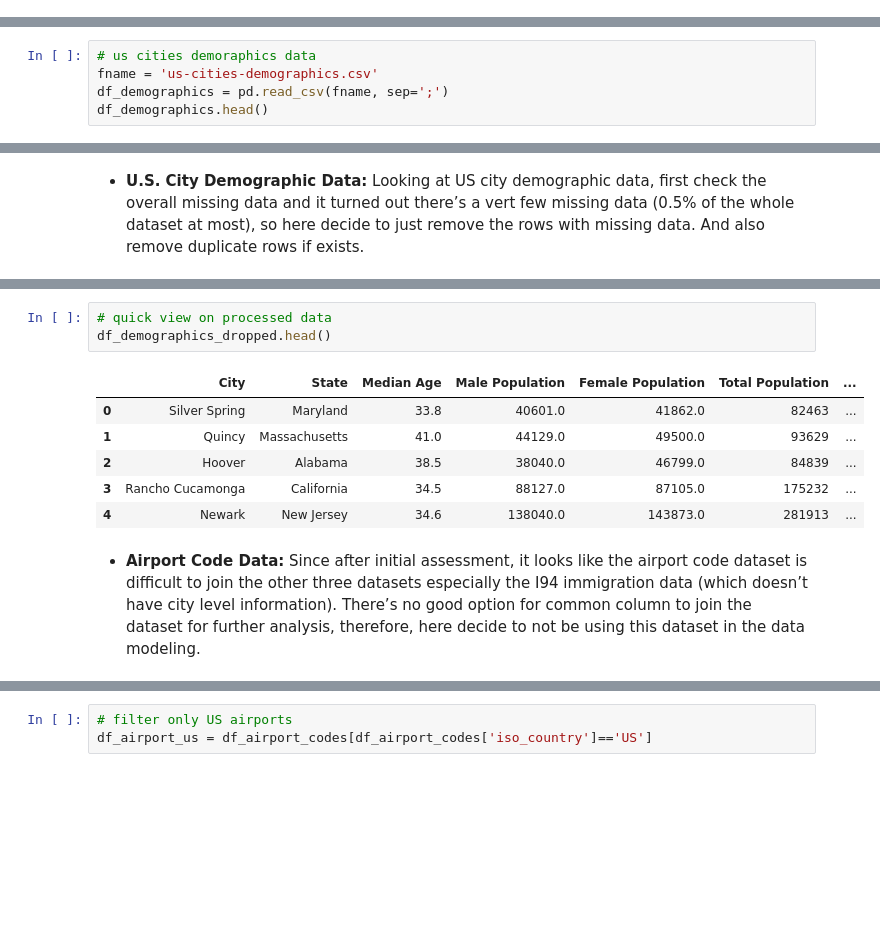
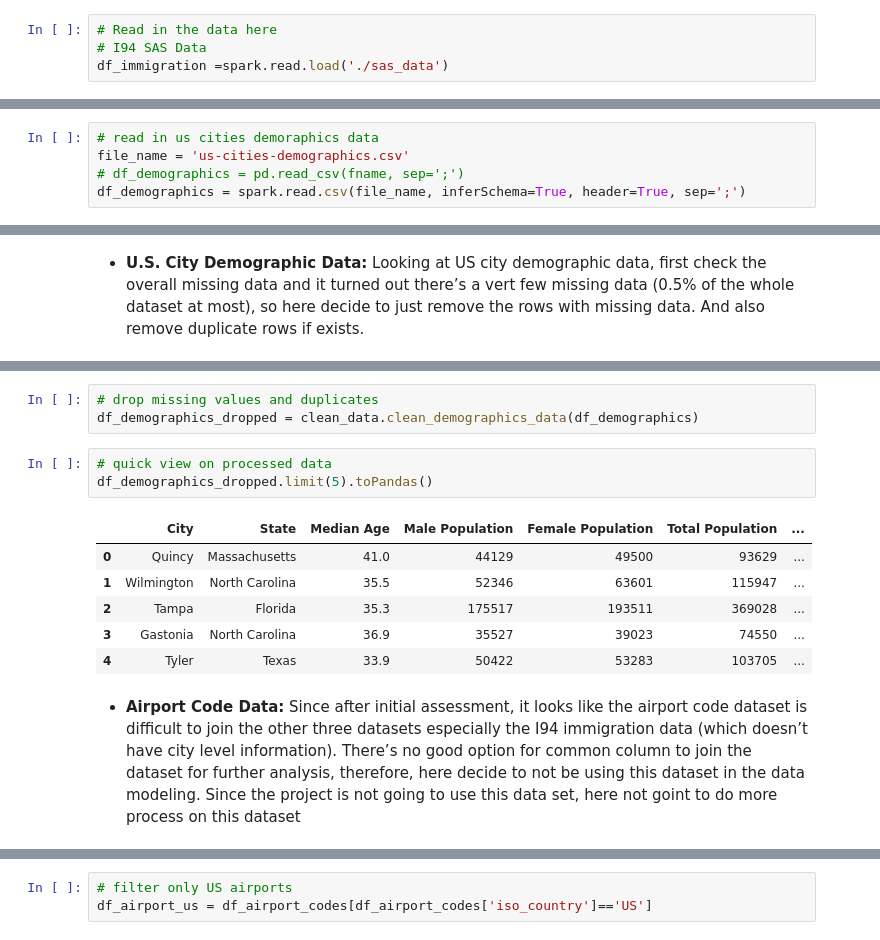
Before and after one commit to JcFreya/UD-DE-proj6-Capstone-Project, a Jupyter notebook: capstone-project.ipynb, the cells around one changed output, grey strips where cells are left out. Saved outputs shown, nothing was run; the diff lists cells and outputs as text; blank space fills up the shorter version.

```diff
--- a/capstone-project.ipynb
+++ b/capstone-project.ipynb
@@ -85,0 +84,4 @@ The project will be working with four datasets that resides in S3. The main data
+# %%
+# Read in the data here
+# I94 SAS Data
+df_immigration =spark.read.load('./sas_data')
@@ -139,7 +143,7 @@ df_temperature.shape
 # %% [markdown]
 - __U.S. City Demographic Data:__ This data comes from OpenSoft. This dataset contains information about the demographics of all US cities and census-designated places with a population greater or equal to 65,000.
 # %%
-# us cities demoraphics data
-fname = 'us-cities-demographics.csv'
-df_demographics = pd.read_csv(fname, sep=';')
-df_demographics.head()
+# read in us cities demoraphics data
+file_name = 'us-cities-demographics.csv'
+# df_demographics = pd.read_csv(fname, sep=';')
+df_demographics = spark.read.csv(file_name, inferSchema=True, header=True, sep=';')
@@ -454,14 +377,17 @@ df_demographics_dropped.shape
+# %%
+# drop missing values and duplicates
+df_demographics_dropped = clean_data.clean_demographics_data(df_demographics)
 # %%
 # quick view on processed data
-df_demographics_dropped.head()
+df_demographics_dropped.limit(5).toPandas()
 # %% [output]
 |  | City | State | Median Age | Male Population | Female Population | Total Population | ... |
-| 0 | Silver Spring | Maryland | 33.8 | 40601.0 | 41862.0 | 82463 | ... |
-| 1 | Quincy | Massachusetts | 41.0 | 44129.0 | 49500.0 | 93629 | ... |
-| 2 | Hoover | Alabama | 38.5 | 38040.0 | 46799.0 | 84839 | ... |
-| 3 | Rancho Cucamonga | California | 34.5 | 88127.0 | 87105.0 | 175232 | ... |
-| 4 | Newark | New Jersey | 34.6 | 138040.0 | 143873.0 | 281913 | ... |
+| 0 | Quincy | Massachusetts | 41.0 | 44129 | 49500 | 93629 | ... |
+| 1 | Wilmington | North Carolina | 35.5 | 52346 | 63601 | 115947 | ... |
+| 2 | Tampa | Florida | 35.3 | 175517 | 193511 | 369028 | ... |
+| 3 | Gastonia | North Carolina | 36.9 | 35527 | 39023 | 74550 | ... |
+| 4 | Tyler | Texas | 33.9 | 50422 | 53283 | 103705 | ... |
 # %% [markdown]
-- __Airport Code Data:__ Since after initial assessment, it looks like the airport code dataset is difficult to join the other three datasets especially the I94 immigration data (which doesn’t have city level information). There’s no good option for common column to join the dataset for further analysis, therefore, here decide to not be using this dataset in the data modeling.
+- __Airport Code Data:__ Since after initial assessment, it looks like the airport code dataset is difficult to join the other three datasets especially the I94 immigration data (which doesn’t have city level information). There’s no good option for common column to join the dataset for further analysis, therefore, here decide to not be using this dataset in the data modeling. Since the project is not going to use this data set, here not goint to do more process on this dataset
 # %%
 # quick look at first several rows
```
Also changed, not shown: parts of 84 cells of this notebook, 10 other files.
